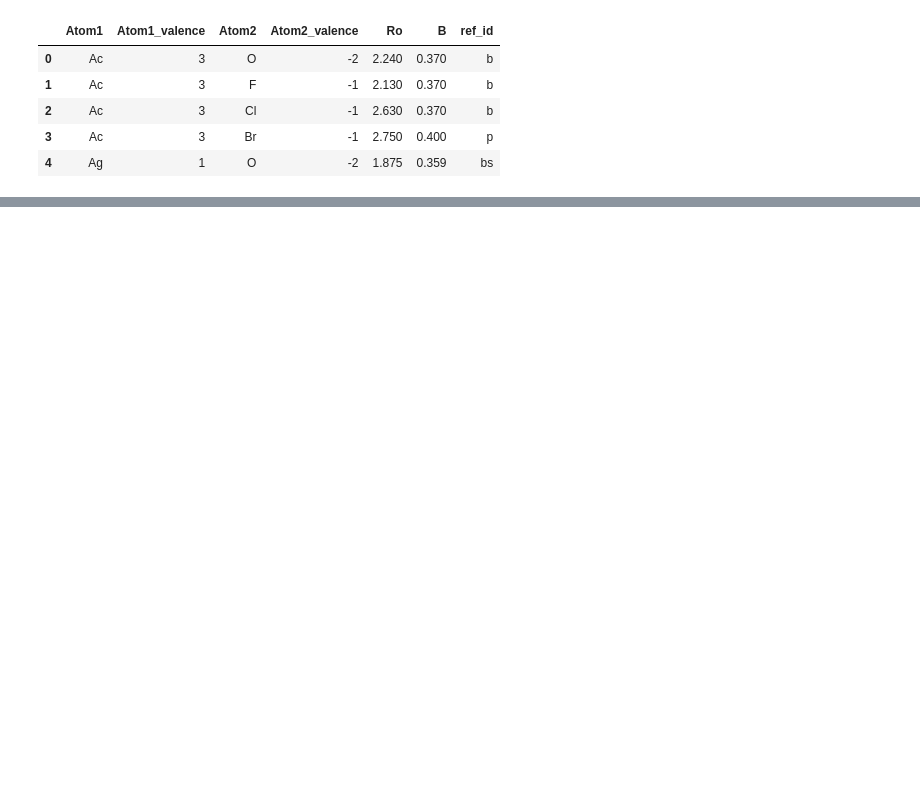
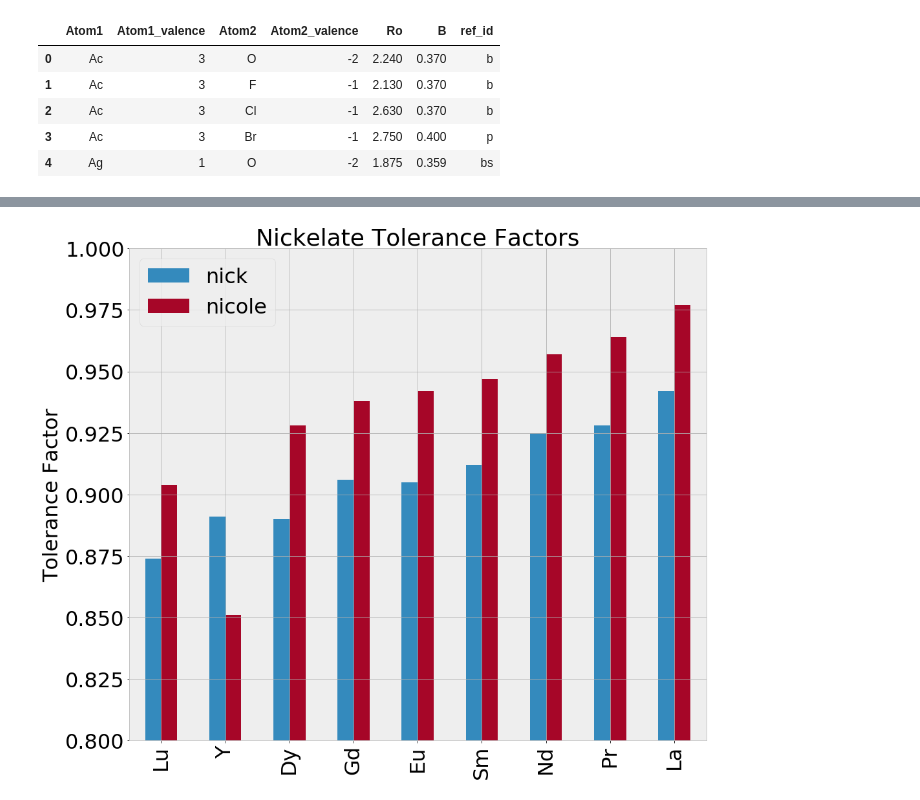
Before and after one commit to MTD-group/Sym-Modes, a Jupyter notebook: ToleranceFactorCalculator/TolFactCalc.ipynb, the cells around one changed output, grey strips where cells are left out. Saved outputs shown, nothing was run; the diff lists cells and outputs as text; code cells hidden in the pictures; blank space fills up the shorter version.

```diff
--- a/ToleranceFactorCalculator/TolFactCalc.ipynb
+++ b/ToleranceFactorCalculator/TolFactCalc.ipynb
@@ -52,0 +87,17 @@ print(calc_tol_factor(['Ba', 'Mn','O'], ['2+', '4+', '2-']))
+# %%
+nickels = ['Lu', 'Y', 'Dy', 'Gd', 'Eu', 'Sm', 'Nd', 'Pr', 'La']
+nicole = [0.904, 0.851, 0.928, 0.938, 0.942, 0.947, 0.957, 0.964, 0.977]
+nick= []
+for nickel in nickels:
+    nick.append(float('{:0.3f}'.format(calc_tol_factor([nickel, 'Ni','O'], ['3+', '3+', '2-']))))
+
+d = {'nicole': nicole, 'nick': nick}
+nickelates = pd.DataFrame(data=d, index=nickels)
+ax = nickelates.plot.bar(figsize=(16,14),fontsize=32)
+ax.set_ylabel('Tolerance Factor', fontsize=32)
+ax.set_ylim(0.8, 1)
+ax.legend(fontsize=32)
+ax.set_title('Nickelate Tolerance Factors', fontsize=36)
+plt.show()
+# %% [output]
+[figure, added]
```
Also changed, not shown: parts of 6 cells of this notebook.
